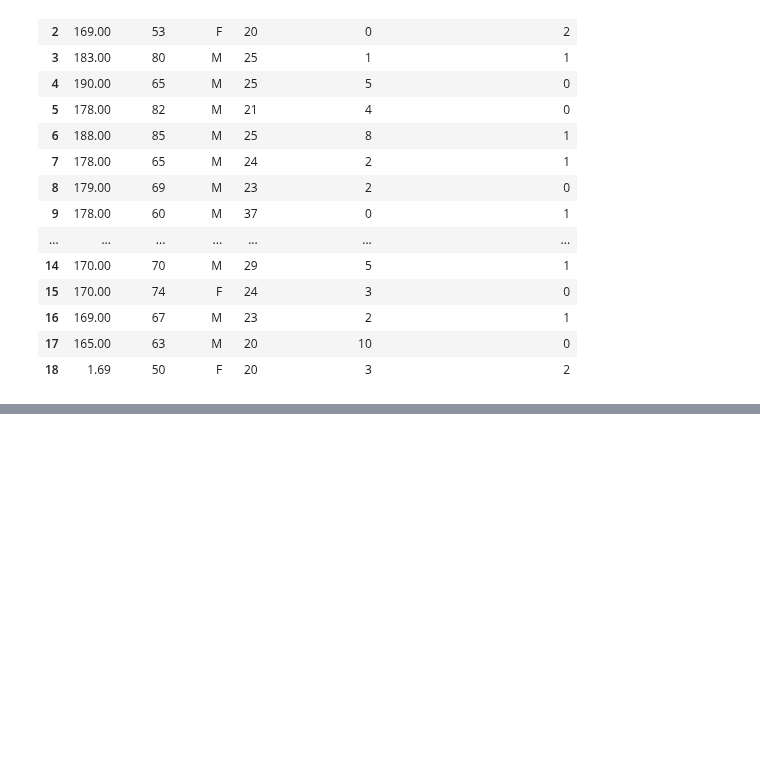
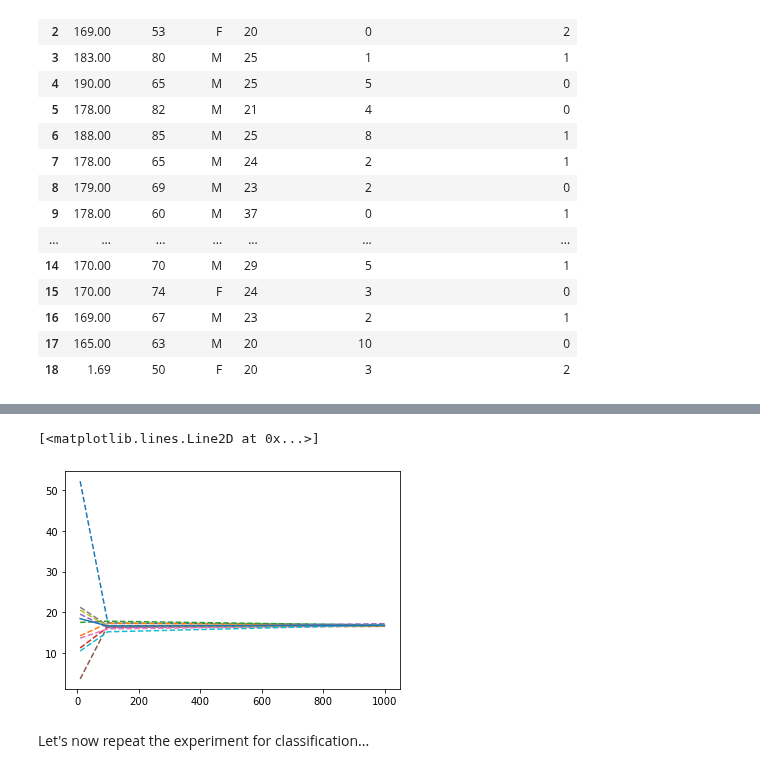
Before and after one commit to olethrosdc/machine-learning-neuch, a Jupyter notebook: BSc/src/Pipelines/Pipelines.ipynb, the cells around one changed output, grey strips where cells are left out. Cells and saved outputs as stored; diff of their text form; code cells hidden in the pictures; blank space fills up the shorter version.

```diff
--- a/BSc/src/Pipelines/Pipelines.ipynb
+++ b/BSc/src/Pipelines/Pipelines.ipynb
@@ -84,0 +196,9 @@ Pipeline(steps=[('preprocessor',
+# %%
+# As we can see from this plot, we need at least 100 measurements
+plt.plot(data_sizes, c_gender.transpose(), '--')
+plt.plot(data_sizes, np.mean(c_gender, axis=0))
+# %% [output]
+[<matplotlib.lines.Line2D at 0x...>]
+[figure, added]
+# %% [markdown]
+Let's now repeat the experiment for classification...
```
Also changed, not shown: parts of 15 cells of this notebook, 2 other files.
